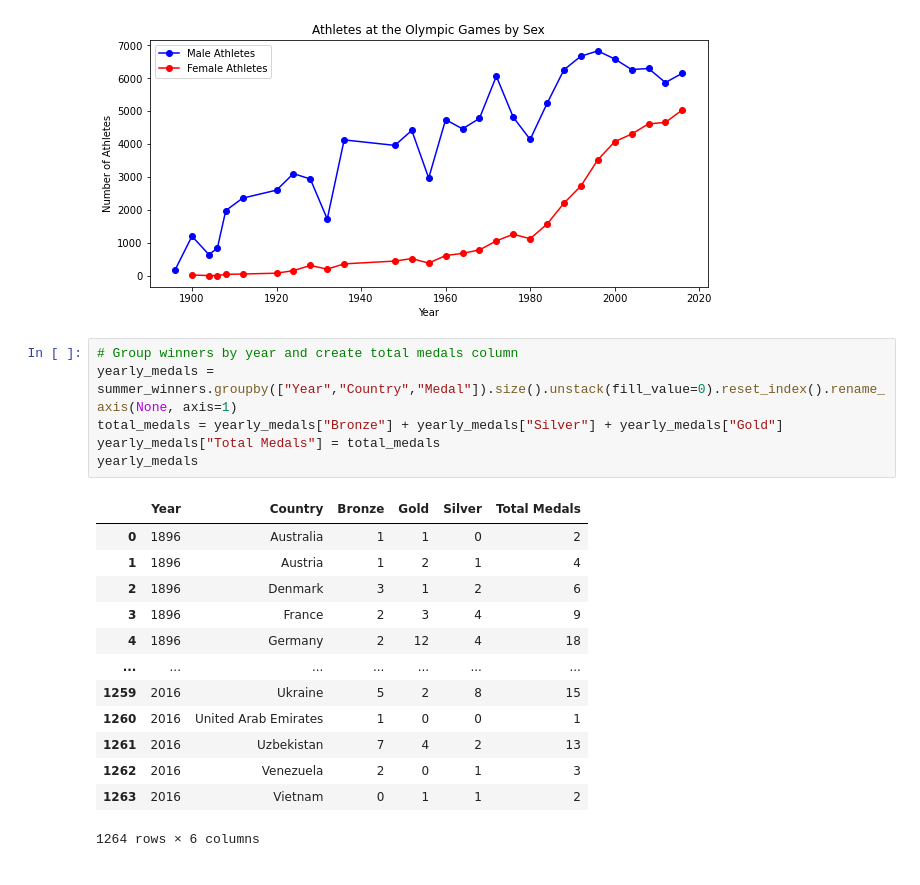
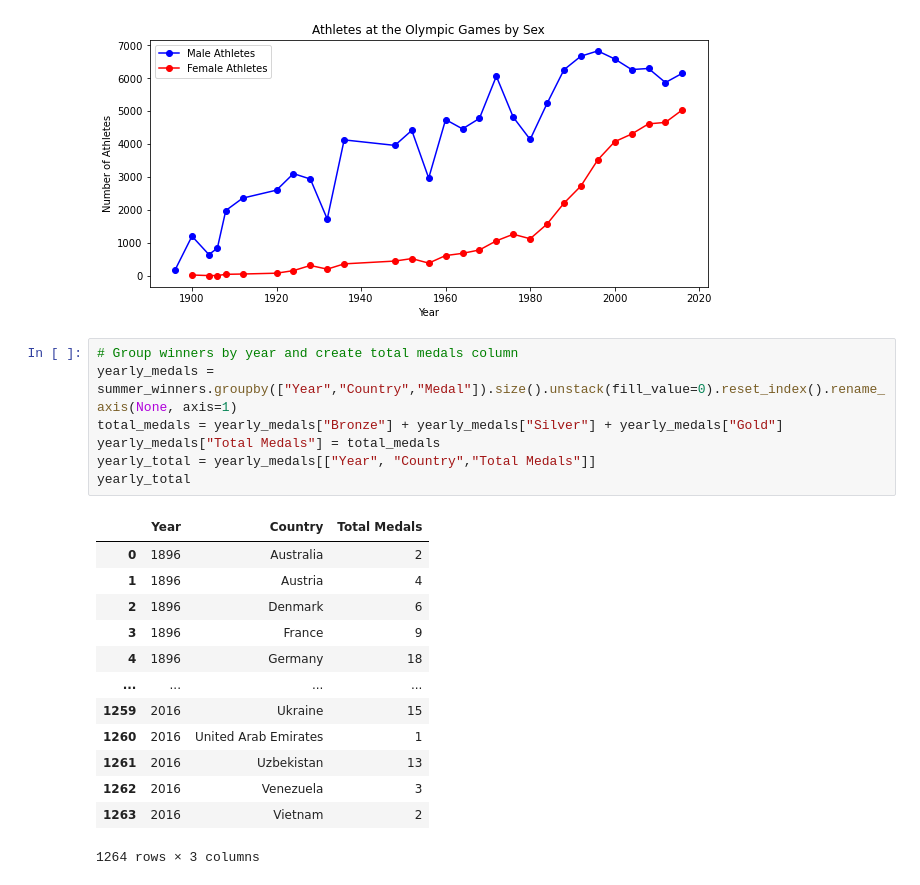
Before and after one commit to sissa81/project1, a Jupyter notebook: olympics.ipynb, the cells around one changed output. Saved outputs shown, nothing was run; the diff lists cells and outputs as text.

```diff
--- a/olympics.ipynb
+++ b/olympics.ipynb
@@ -293,20 +293,21 @@ Text(0.5, 1.0, 'Athletes at the Olympic Games by Sex')
 # %%
 # Group winners by year and create total medals column
 yearly_medals = summer_winners.groupby(["Year","Country","Medal"]).size().unstack(fill_value=0).reset_index().rename_axis(None, axis=1)
 total_medals = yearly_medals["Bronze"] + yearly_medals["Silver"] + yearly_medals["Gold"]
 yearly_medals["Total Medals"] = total_medals
-yearly_medals
+yearly_total = yearly_medals[["Year", "Country","Total Medals"]]
+yearly_total
 # %% [output]
-|  | Year | Country | Bronze | Gold | Silver | Total Medals |
-| 0 | 1896 | Australia | 1 | 1 | 0 | 2 |
-| 1 | 1896 | Austria | 1 | 2 | 1 | 4 |
-| 2 | 1896 | Denmark | 3 | 1 | 2 | 6 |
-| 3 | 1896 | France | 2 | 3 | 4 | 9 |
-| 4 | 1896 | Germany | 2 | 12 | 4 | 18 |
-| ... | ... | ... | ... | ... | ... | ... |
-| 1259 | 2016 | Ukraine | 5 | 2 | 8 | 15 |
-| 1260 | 2016 | United Arab Emirates | 1 | 0 | 0 | 1 |
-| 1261 | 2016 | Uzbekistan | 7 | 4 | 2 | 13 |
-| 1262 | 2016 | Venezuela | 2 | 0 | 1 | 3 |
-| 1263 | 2016 | Vietnam | 0 | 1 | 1 | 2 |
+|  | Year | Country | Total Medals |
+| 0 | 1896 | Australia | 2 |
+| 1 | 1896 | Austria | 4 |
+| 2 | 1896 | Denmark | 6 |
+| 3 | 1896 | France | 9 |
+| 4 | 1896 | Germany | 18 |
+| ... | ... | ... | ... |
+| 1259 | 2016 | Ukraine | 15 |
+| 1260 | 2016 | United Arab Emirates | 1 |
+| 1261 | 2016 | Uzbekistan | 13 |
+| 1262 | 2016 | Venezuela | 3 |
+| 1263 | 2016 | Vietnam | 2 |
-1264 rows × 6 columns
+1264 rows × 3 columns
```
Also changed, not shown: parts of 2 cells of this notebook.
